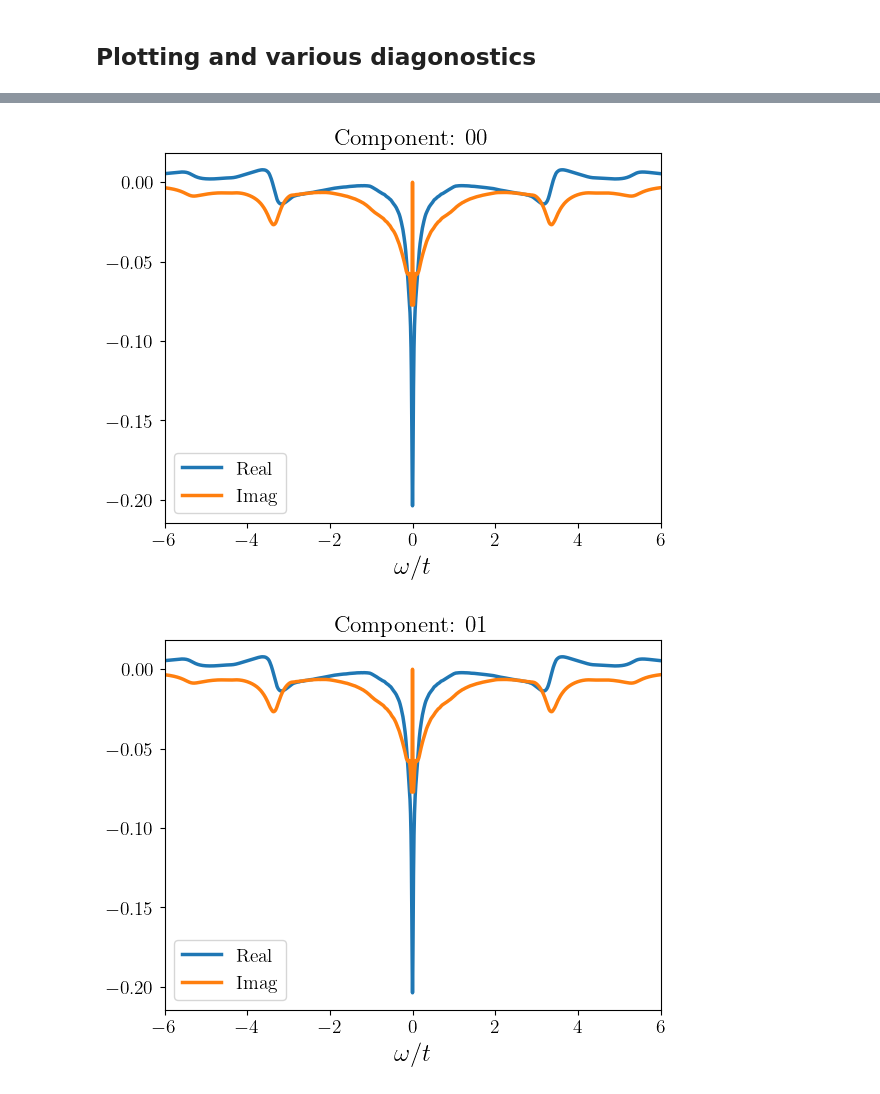
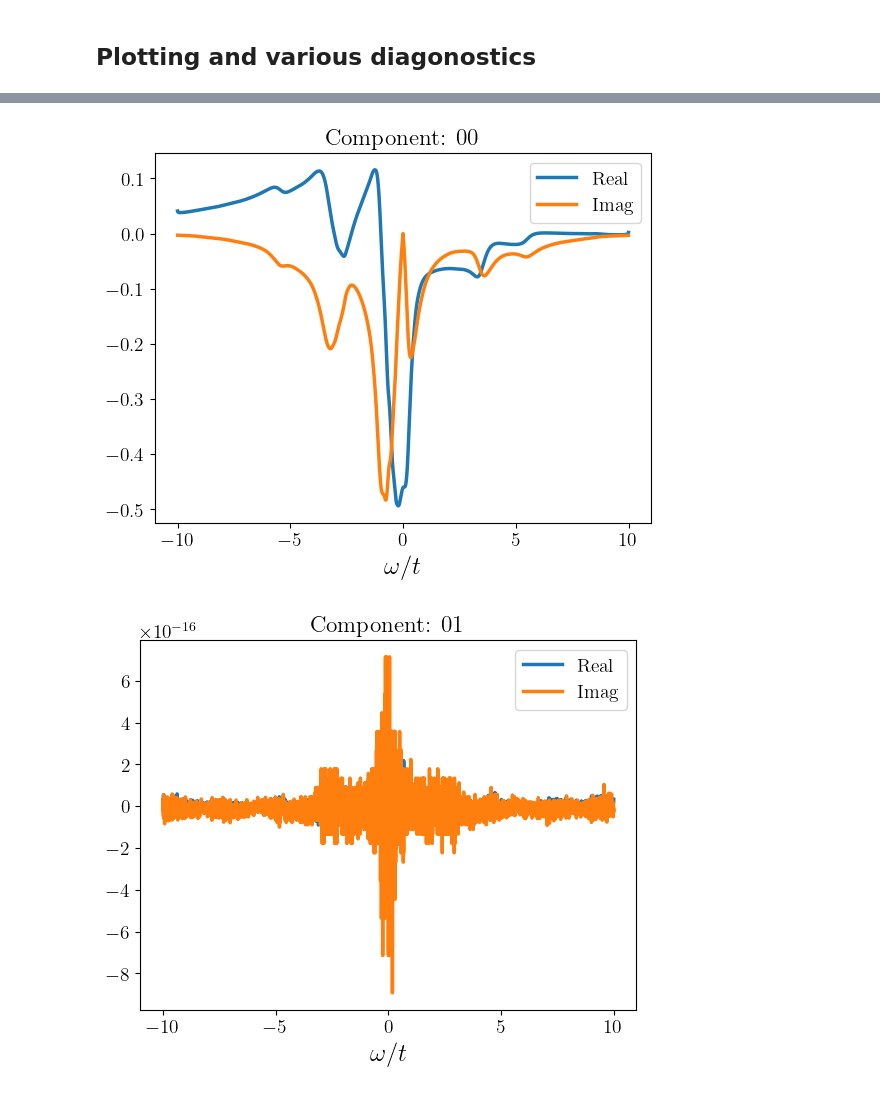
Before and after one commit to j-curtis/holes_and_magnons, a Jupyter notebook: Magnon_RPA_plots.ipynb, the cells around one changed output, grey strips where cells are left out. Cells and saved outputs as stored; diff of their text form; code cells hidden in the pictures.

Commit message:
Seems calculations are correct. Modes don't soften much before instability appears in some cases. This depends heavily on the spectral function of the hole.

```diff
--- a/Magnon_RPA_plots.ipynb
+++ b/Magnon_RPA_plots.ipynb
@@ -38,10 +46,9 @@ Ts = np.array([0.001*rpa.t,0.05*rpa.t,0.1*rpa.t,0.15*rpa.t])
 f_spec.calc_doping(mus,Ts)
 # %%
 for i in range(len(Ts)):
-    plt.plot(f_spec.mus,f_spec.dopings[:,i],label=r'$T = ${T:0.2f}$t$'.format(T=Ts[i]))
+    plt.plot(f_spec.mus,f_spec.dopings[:,i],label=r'$T = ${T:0.2f}$t$'.format(T=Ts[i]),marker='x')
 plt.xlabel(r'$\mu/t$')
 plt.ylabel(r'$\delta$')
 plt.legend()
-plt.xlim(-2.,-1.5)
 plt.show()
 # %% [output]
@@ -122,14 +56,12 @@ print(np.sum(A)*dw/float(Nkx*Nky))
 # %% [markdown]
 ## Set parameters and computing doping
 # %%
-T = 0.01*rpa.t ### temperature
 U = 8.*rpa.t ### Hubbard U (used to compute J)
 J = 4.*rpa.t**2/U ### Superexchange J
-mu = -1.583*rpa.t ### Chemical potential (controls doping)
+T = 0.001*rpa.t
+print("J/t used in LSWT: {jt:0.2f}".format(jt=J/rpa.t))
 
-
-### Compute doping
-delta = rpa.calc_density(kxs,kys,ws,A,mu,T)
-print("Hole doping: {d:0.2%}".format(d=delta))
-print("J/t used in LSWT: {jt:0.2f}".format(jt=J/rpa.t))
+delta = 0.08
+mu_indx = np.argmin(np.abs(f_spec.dopings-delta))
+print("Doping: {d:0.1%}".format(d=f_spec.dopings[mu_indx,0]))
 # %% [output]
@@ -141,10 +73,10 @@ J/t used in LSWT: 0.50
 ### Calculate RPA spectra from hole spectra
 t0 = time.time()
 
-ImPi = rpa.calc_ImPi(kxs,kys,ws,A,mu,T)
+ImPi = rpa.calc_ImPi(f_spec.kxs,f_spec.kys,f_spec.ws,f_spec.A,f_spec.mu_grid[mu_indx,0],T)
 
 t1 = time.time()
-
+KK_matrix = rpa.KK_matrix(f_spec.ws)
 Pi = rpa.Kramers_Kronig_precomputed(KK_matrix,ImPi)
 
 t2 = time.time()
@@ -207,17 +132,17 @@ for i in range(2):
 # %%
 ### Spectral function frequency cuts
-indices = [[0,0],[10,0],[20,0],[10,10]]
-#clrs = cmaps['magma'](np.linspace(0.,0.7,len(indices)))
-label_strings = [ r'$\mathbf{q}=($'+"{qx:0.1f}".format(qx=kxs[i[0]]/np.pi) + r'$\pi,$' + "{qy:0.1f}".format(qy=kys[i[1]]/np.pi) + r'$\pi)$'  for i in indices]
+indices = [[0,0],[8,0],[4,4]]
+label_strings = [ r'$\mathbf{q}=($'+"{qx:0.1f}".format(qx=(f_spec.kxs[i[0]])/np.pi) + r'$\pi,$' + "{qy:0.1f}".format(qy=(f_spec.kys[i[1]])/np.pi) + r'$\pi)$'  for i in indices]
 
 for a in range(2):
     for b in range(2):
         for j in range(len(indices)):
             i = indices[j]
-            plt.plot(rpa.gen_magnon_freqs(ws)/rpa.t, np.imag(Pi[a,b,i[0],i[1],:])/rpa.t,label=label_strings[j])#,color=clrs[j])
+            plt.plot(rpa.gen_magnon_freqs(f_spec.ws)/rpa.t, np.imag(Pi[a,b,i[0],i[1],:])/rpa.t,label=label_strings[j])#,color=clrs[j])
         plt.xlabel(r'$\omega/t$')
         plt.ylabel(r'Im$\Pi(\omega)/t$'+str(a)+str(b))
         plt.legend()
+        #plt.xlim(-6,6)
         if saveFigs: plt.savefig(figDirectory+"/ImPi"+str(a)+str(b)+"_Jh=0.5_"+"delta={d:0.1%}_T={t:0.2f}.png".format(d=delta,t=T),bbox_inches='tight',transparent=True)
         plt.show()
 
@@ -225,10 +150,11 @@ for a in range(2):
     for b in range(2):
         for j in range(len(indices)):
             i = indices[j]
-            plt.plot(rpa.gen_magnon_freqs(ws)/rpa.t, np.real(Pi[a,b,i[0],i[1],:])/rpa.t,label=label_strings[j])#,color=clrs[j])
+            plt.plot(rpa.gen_magnon_freqs(f_spec.ws)/rpa.t, np.real(Pi[a,b,i[0],i[1],:])/rpa.t,label=label_strings[j])#,color=clrs[j])
         plt.xlabel(r'$\omega/t$')
         plt.ylabel(r'Re$\Pi(\omega)/t$'+str(a)+str(b))
         plt.legend()
+        #plt.xlim(-6,6)
         if saveFigs: plt.savefig(figDirectory+"/RePi"+str(a)+str(b)+"_Jh=0.5_"+"delta={d:0.1%}_T={t:0.2f}.png".format(d=delta,t=T),bbox_inches='tight',transparent=True)
         plt.show()
 # %% [output]
@@ -243,19 +169,19 @@ for a in range(2):
 # %%
 ### Spectral function frequency cuts
-indices = [[0,0],[20,0],[10,10]]
-label_strings = [ r'$\mathbf{q}=($'+"{qx:0.1f}".format(qx=kxs[i[0]]/np.pi) + r'$\pi,$' + "{qy:0.1f}".format(qy=kys[i[1]]/np.pi) + r'$\pi)$'  for i in indices]
+indices = [[8,0]]
+label_strings = [ r'$\mathbf{q}=($'+"{qx:0.1f}".format(qx=f_spec.kxs[i[0]]/np.pi) + r'$\pi,$' + "{qy:0.1f}".format(qy=f_spec.kys[i[1]]/np.pi) + r'$\pi)$'  for i in indices]
 for j in range(len(indices)):
     i = indices[j]
     for a in range(2):
         for b in range(2):
-            plt.plot(rpa.gen_magnon_freqs(ws)/rpa.t, np.real(Pi[a,b,i[0],i[1],:])/rpa.t,label="Real")
-            plt.plot(rpa.gen_magnon_freqs(ws)/rpa.t, np.sign(rpa.gen_magnon_freqs(ws))*np.imag(Pi[a,b,i[0],i[1],:])/rpa.t,label="Imag")
+            plt.plot(rpa.gen_magnon_freqs(f_spec.ws)/rpa.t, np.real(Pi[a,b,i[0],i[1],:])/rpa.t,label="Real")
+            plt.plot(rpa.gen_magnon_freqs(f_spec.ws)/rpa.t, np.sign(rpa.gen_magnon_freqs(f_spec.ws))*np.imag(Pi[a,b,i[0],i[1],:])/rpa.t,label="Imag")
             plt.xlabel(r'$\omega/t$')
-            plt.xlim(-6,6)
+            #plt.xlim(-6,6)
             plt.title("Component: "+str(a)+str(b))
             plt.legend()
 
             plt.show()
 # %% [output]
-[figure, old version]
+[figure, new version]
-[figure, old version]
+[figure, new version]
```
Also changed, not shown: parts of 17 cells of this notebook, 1 other file.
